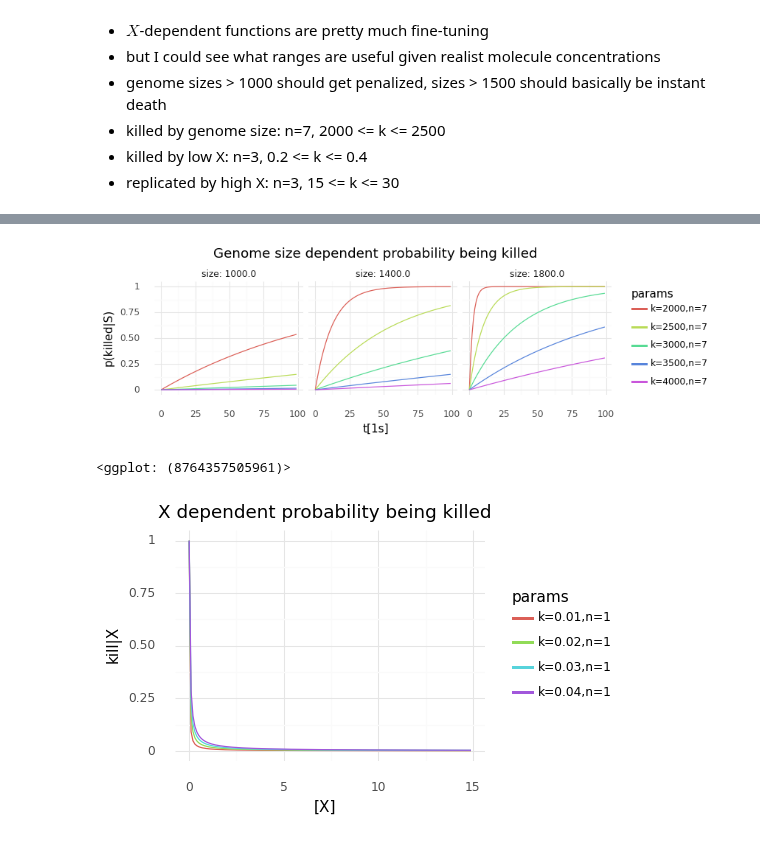
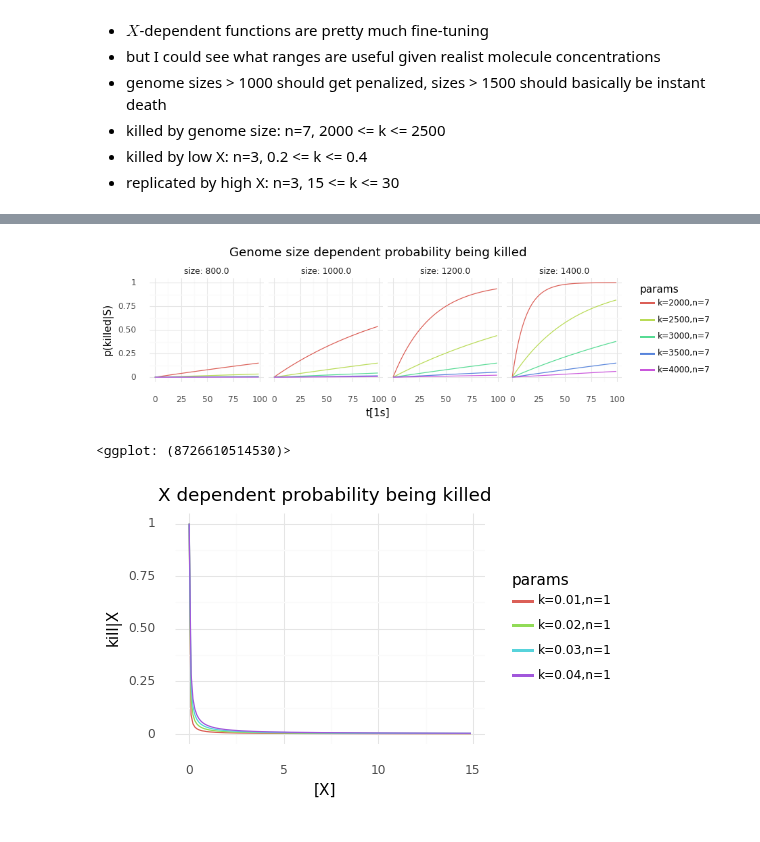
Before and after one commit to mRcSchwering/luca, a Jupyter notebook: e1_co2_fixing/prep.ipynb, the cells around one changed output, grey strips where cells are left out. Cells and saved outputs as stored; diff of their text form; code cells hidden in the pictures.

```diff
--- a/e1_co2_fixing/prep.ipynb
+++ b/e1_co2_fixing/prep.ipynb
@@ -257,29 +259,29 @@ df = pd.concat([pd.DataFrame(d) for d in dicts], ignore_index=True)
 # %%
 n_steps = 100
-sizes = [1000.0, 1400.0, 1800.0]
+sizes = [800.0, 1000.0, 1200.0, 1400.0]
 
 records = []
 for k, n in paramsets:
     for size in sizes:
         for t in range(n_steps):
             name = f"k={k:.0f},n={n}"
             p = sigm(torch.tensor(size), k=k, n=n).item()
             records.append({
                 "t[1s]": t,
                 "size": size,
                 "p(killed|S)": (1 - (1 - p) ** t),
                 "params": name,
             })
 df = pd.DataFrame.from_records(records)
 
 (ggplot(df)
     + geom_line(aes(x="t[1s]", y="p(killed|S)", color="params"))
     + facet_grid("~ size", labeller="label_both", scales="free_x")
-    + theme(figure_size=(8, 2))
+    + theme(figure_size=(9, 2))
     + ggtitle("Genome size dependent probability being killed"))
 # %% [output]
-[figure, old version]
+[figure, new version]
-<ggplot: (8764357505961)>
+<ggplot: (8726610514530)>
 # %%
 paramsets = [
     (0.01, 1),
```
Also changed, not shown: parts of 2 cells of this notebook, 2 other files.
